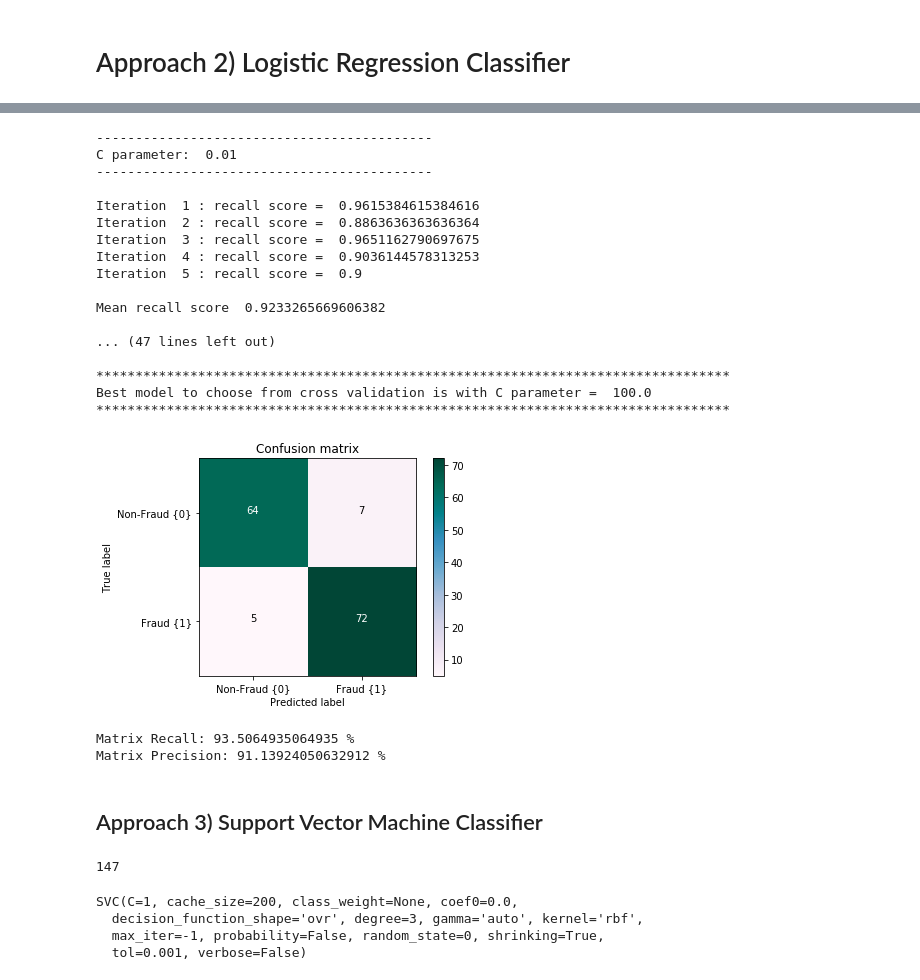
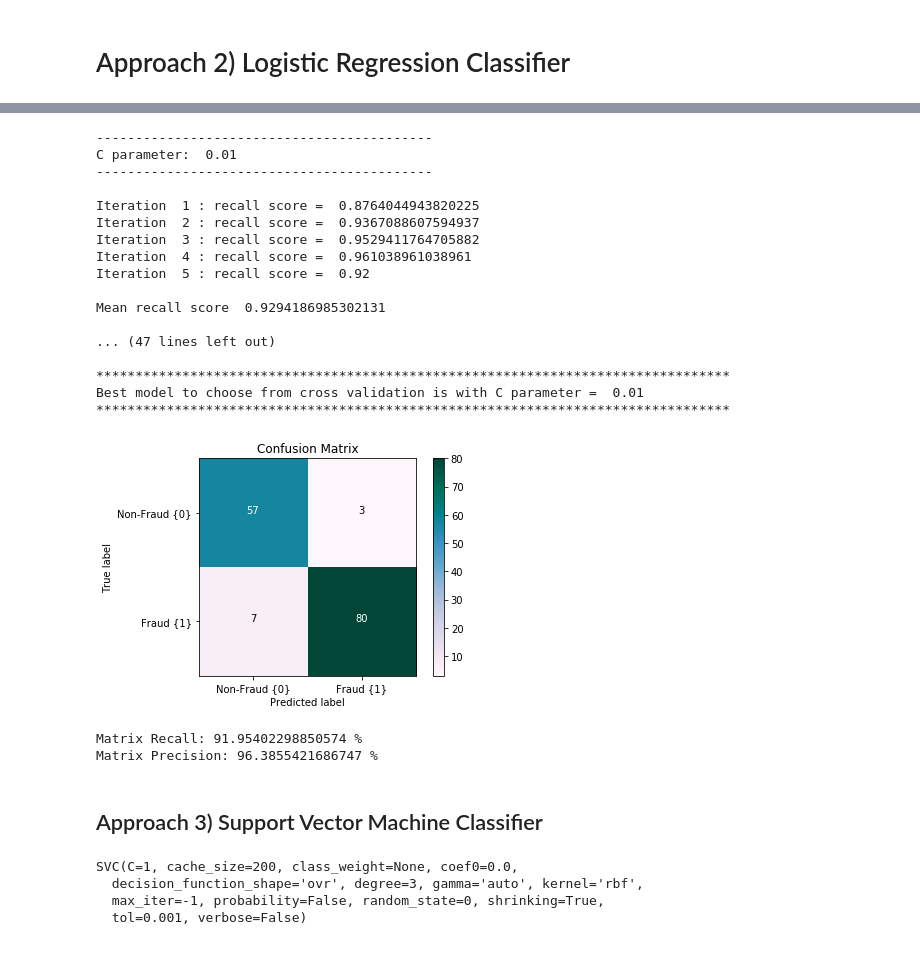
Before and after one commit to safashaikh/MLFinalProj, a Jupyter notebook: creditcard.ipynb, the cells around one changed output, grey strips where cells are left out. Cells and saved outputs as stored; diff of their text form; code cells hidden in the pictures.

```diff
--- a/creditcard.ipynb
+++ b/creditcard.ipynb
@@ -471,53 +445,45 @@ def printing_Kfold_scores(x_train_data,y_train_data):
 
     return best_c
 # %%
-best_c = printing_Kfold_scores(X_train_undersample,y_train_undersample)
+best_c = printing_Kfold_scores(training_data,training_labels)
 # %% [output]
 -------------------------------------------
 C parameter:  0.01
 -------------------------------------------
 
-Iteration  1 : recall score =  0.9615384615384616
-Iteration  2 : recall score =  0.8863636363636364
-Iteration  3 : recall score =  0.9651162790697675
-Iteration  4 : recall score =  0.9036144578313253
-Iteration  5 : recall score =  0.9
+Iteration  1 : recall score =  0.8764044943820225
+Iteration  2 : recall score =  0.9367088607594937
+Iteration  3 : recall score =  0.9529411764705882
+Iteration  4 : recall score =  0.961038961038961
+Iteration  5 : recall score =  0.92
 
-Mean recall score  0.9233265669606382
+Mean recall score  0.9294186985302131
 
 ... (47 lines left out)
 
 *********************************************************************************
-Best model to choose from cross validation is with C parameter =  100.0
+Best model to choose from cross validation is with C parameter =  0.01
 *********************************************************************************
 # %%
 # Use this C_parameter to build the final model with the whole training dataset and predict the classes in the test
 # dataset
 lr = LogisticRegression(C = best_c, penalty = 'l1')
-lr.fit(X_train_undersample,y_train_undersample.values.ravel())
-y_pred_undersample = lr.predict(X_test_undersample.values)
+lr.fit(training_data,training_labels.values.ravel())
+y_pred_undersample = lr.predict(test_data.values)
 
 # Compute confusion matrix
-cnf_matrix = confusion_matrix(y_test_undersample,y_pred_undersample)
+cnf_matrix = confusion_matrix(test_labels,y_pred_undersample)
 np.set_printoptions(precision=2)
 
 # Plot non-normalized confusion matrix
 
 plot_confusion_matrix(cnf_matrix)
 # %% [output]
-[figure, old version]
+[figure, new version]
-Matrix Recall: 93.5064935064935 %
-Matrix Precision: 91.13924050632912 %
+Matrix Recall: 91.95402298850574 %
+Matrix Precision: 96.3855421686747 %
 # %% [markdown]
 ## Approach 3) Support Vector Machine Classifier
-# %%
-X_train_u = training_data
-y_train_u = training_labels
-
-X_test_u = test_data
-y_test_u = test_labels
-# %% [output]
-147
 # %%
 #Using the gaussian kernel to build the initail model. Let us see if this is the best parameter later
 from sklearn.svm import SVC
```
Also changed, not shown: parts of 21 cells of this notebook.
